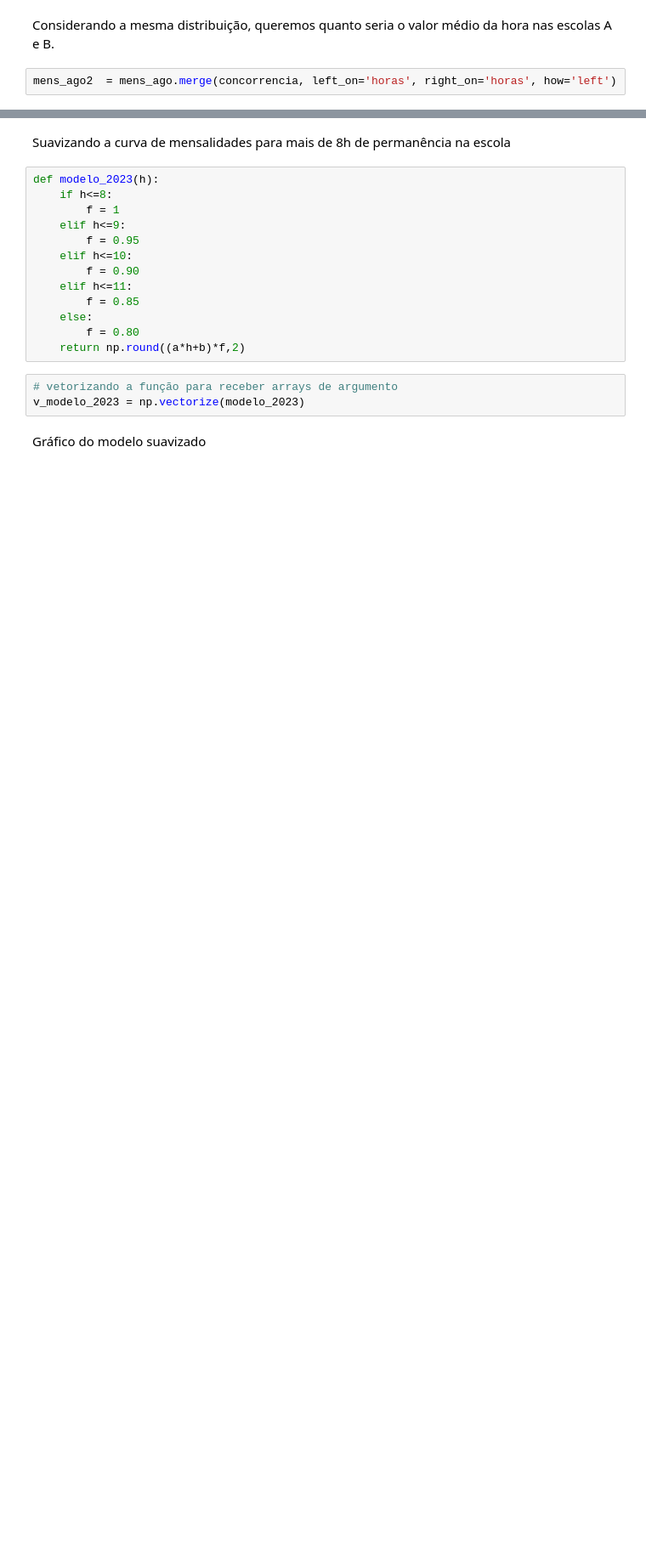
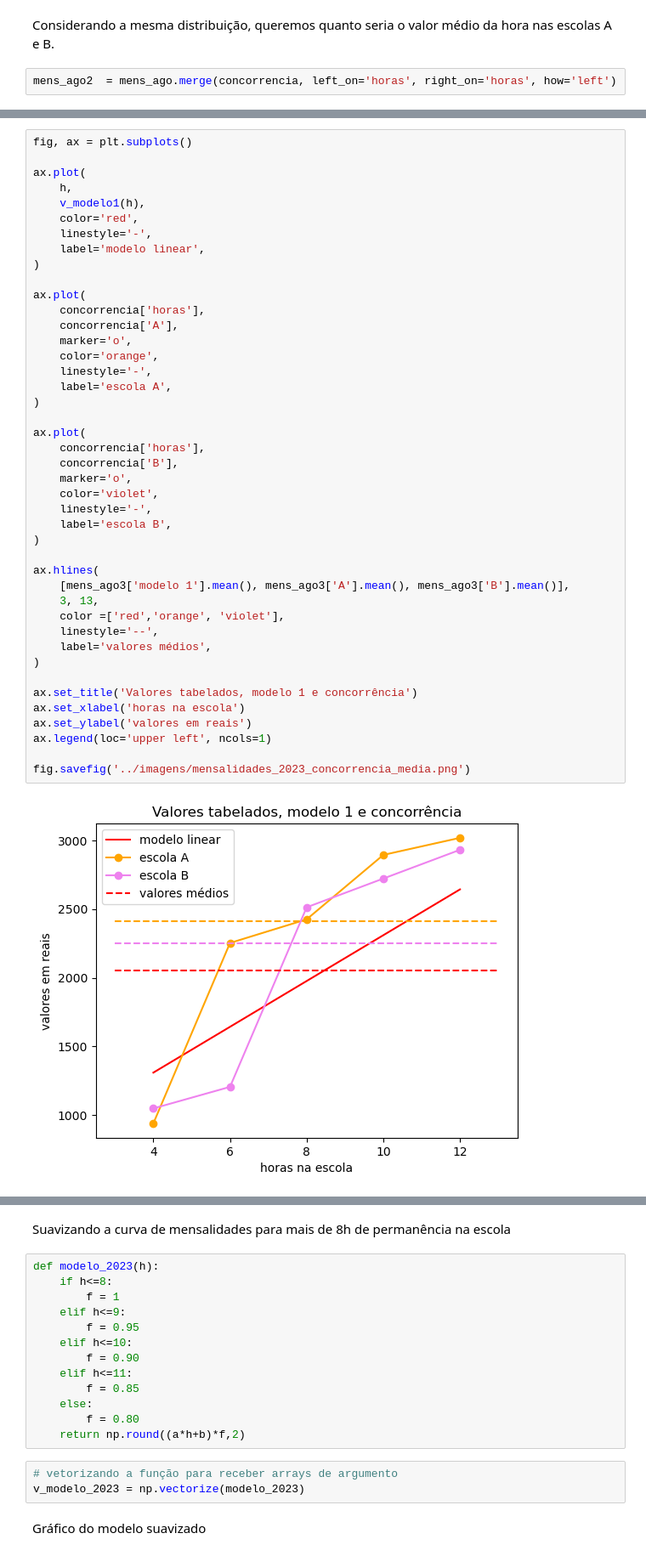
Before and after one commit to mp-resuldados/calculo-de-mensalidades, a Jupyter notebook: notebooks/calculos.ipynb, the cells around one changed output, grey strips where cells are left out. Shown at 85% size. Saved outputs shown, nothing was run; the diff lists cells and outputs as text; blank space fills up the shorter version.

Commit message:
inclusão da função para testar os modelos

```diff
--- a/notebooks/calculos.ipynb
+++ b/notebooks/calculos.ipynb
@@ -441,0 +420,45 @@ Definindo um teste para saber se os modelos mais complexos também serão capaze
+# %%
+fig, ax = plt.subplots()
+
+ax.plot(
+    h,
+    v_modelo1(h),
+    color='red',
+    linestyle='-',
+    label='modelo linear',
+)
+
+ax.plot(
+    concorrencia['horas'],
+    concorrencia['A'],
+    marker='o',
+    color='orange',
+    linestyle='-',
+    label='escola A',
+)
+
+ax.plot(
+    concorrencia['horas'],
+    concorrencia['B'],
+    marker='o',
+    color='violet',
+    linestyle='-',
+    label='escola B',
+)
+
+ax.hlines(
+    [mens_ago3['modelo 1'].mean(), mens_ago3['A'].mean(), mens_ago3['B'].mean()],
+    3, 13,
+    color =['red','orange', 'violet'],
+    linestyle='--',
+    label='valores médios',
+)
+
+ax.set_title('Valores tabelados, modelo 1 e concorrência')
+ax.set_xlabel('horas na escola')
+ax.set_ylabel('valores em reais')
+ax.legend(loc='upper left', ncols=1)
+
+fig.savefig('../imagens/mensalidades_2023_concorrencia_media.png')
+# %% [output]
+[figure, added]
```
Also changed, not shown: parts of 24 cells of this notebook, 2 other files.
